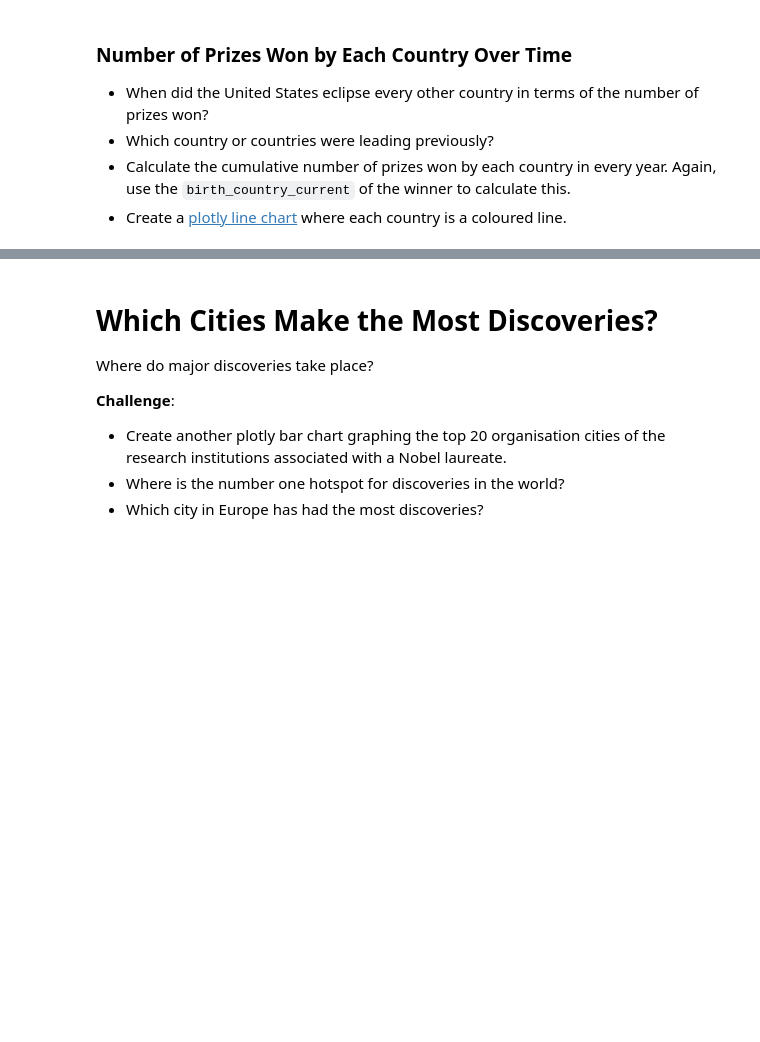
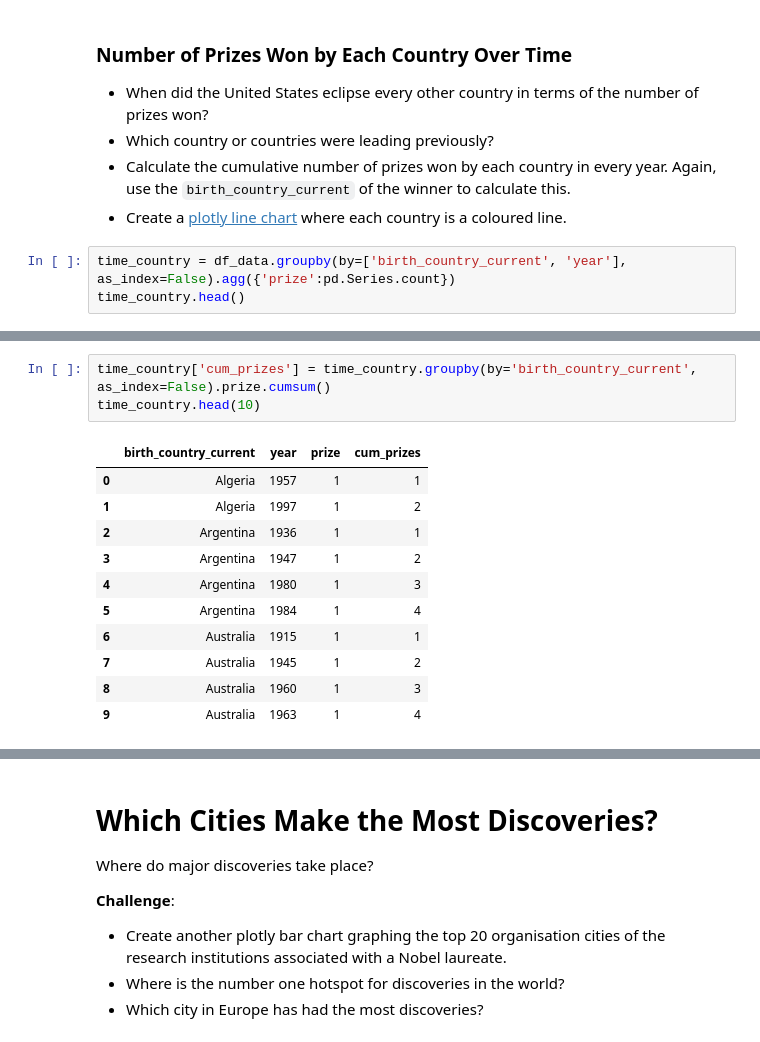
Before and after one commit to noah-clements/100Days-Python-Course, a Jupyter notebook: Nobel+Prize+Analysis/Nobel_Prize_Analysis.ipynb, the cells around one changed output, grey strips where cells are left out. Cells and saved outputs as stored; diff of their text form; blank space fills up the shorter version.

```diff
--- a/Nobel+Prize+Analysis/Nobel_Prize_Analysis.ipynb
+++ b/Nobel+Prize+Analysis/Nobel_Prize_Analysis.ipynb
@@ -591,3 +701,6 @@ The hard part is preparing the data for this chart!
 * Which country or countries were leading previously?
 * Calculate the cumulative number of prizes won by each country in every year. Again, use the `birth_country_current` of the winner to calculate this.
 * Create a [plotly line chart](https://plotly.com/python/line-charts/) where each country is a coloured line.
+# %%
+time_country = df_data.groupby(by=['birth_country_current', 'year'], as_index=False).agg({'prize':pd.Series.count})
+time_country.head()
@@ -593,0 +714,15 @@ The hard part is preparing the data for this chart!
+# %%
+time_country['cum_prizes'] = time_country.groupby(by='birth_country_current', as_index=False).prize.cumsum()
+time_country.head(10)
+# %% [output]
+|  | birth_country_current | year | prize | cum_prizes |
+| 0 | Algeria | 1957 | 1 | 1 |
+| 1 | Algeria | 1997 | 1 | 2 |
+| 2 | Argentina | 1936 | 1 | 1 |
+| 3 | Argentina | 1947 | 1 | 2 |
+| 4 | Argentina | 1980 | 1 | 3 |
+| 5 | Argentina | 1984 | 1 | 4 |
+| 6 | Australia | 1915 | 1 | 1 |
+| 7 | Australia | 1945 | 1 | 2 |
+| 8 | Australia | 1960 | 1 | 3 |
+| 9 | Australia | 1963 | 1 | 4 |
```
Also changed, not shown: parts of 16 cells of this notebook.
